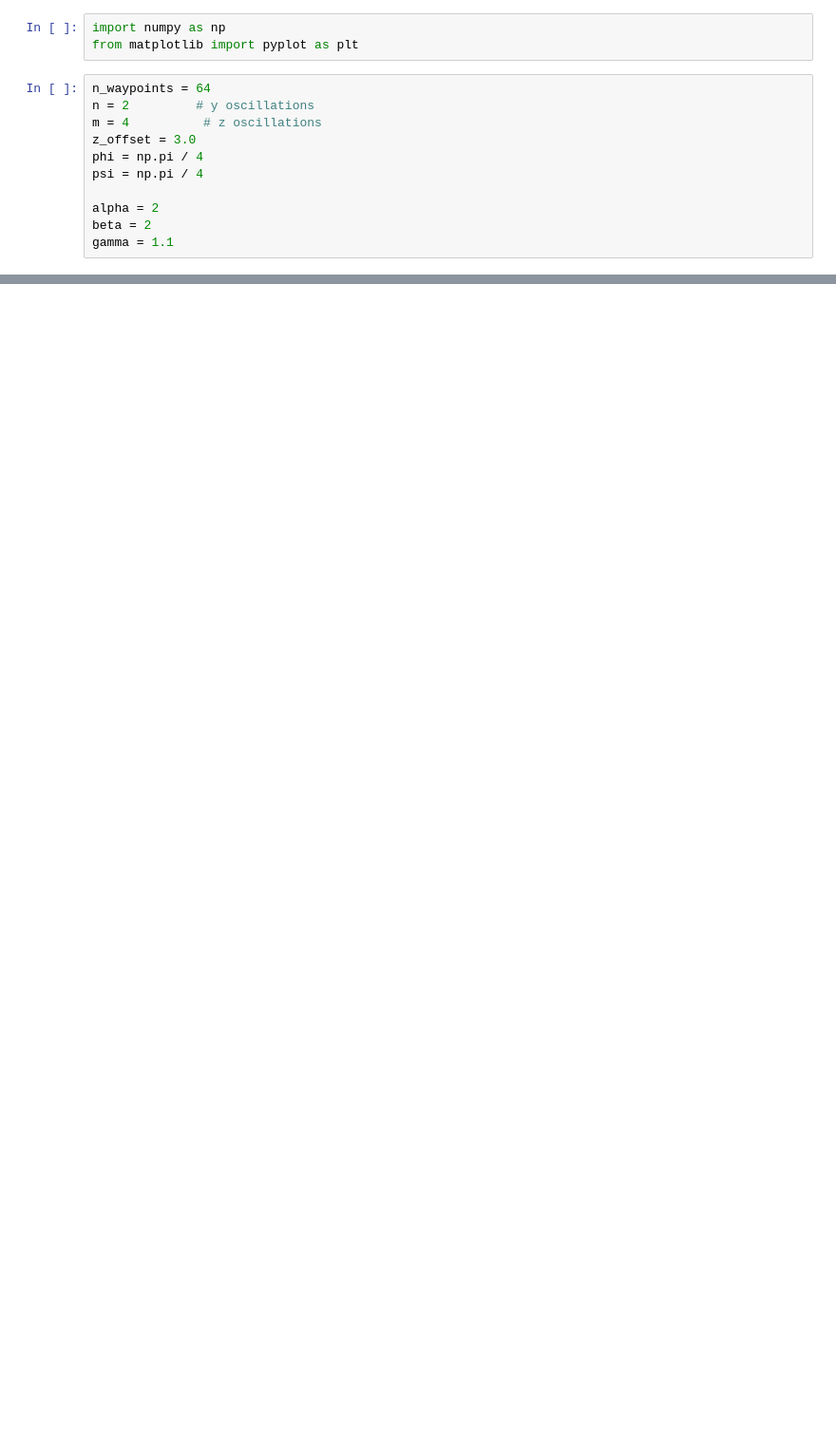
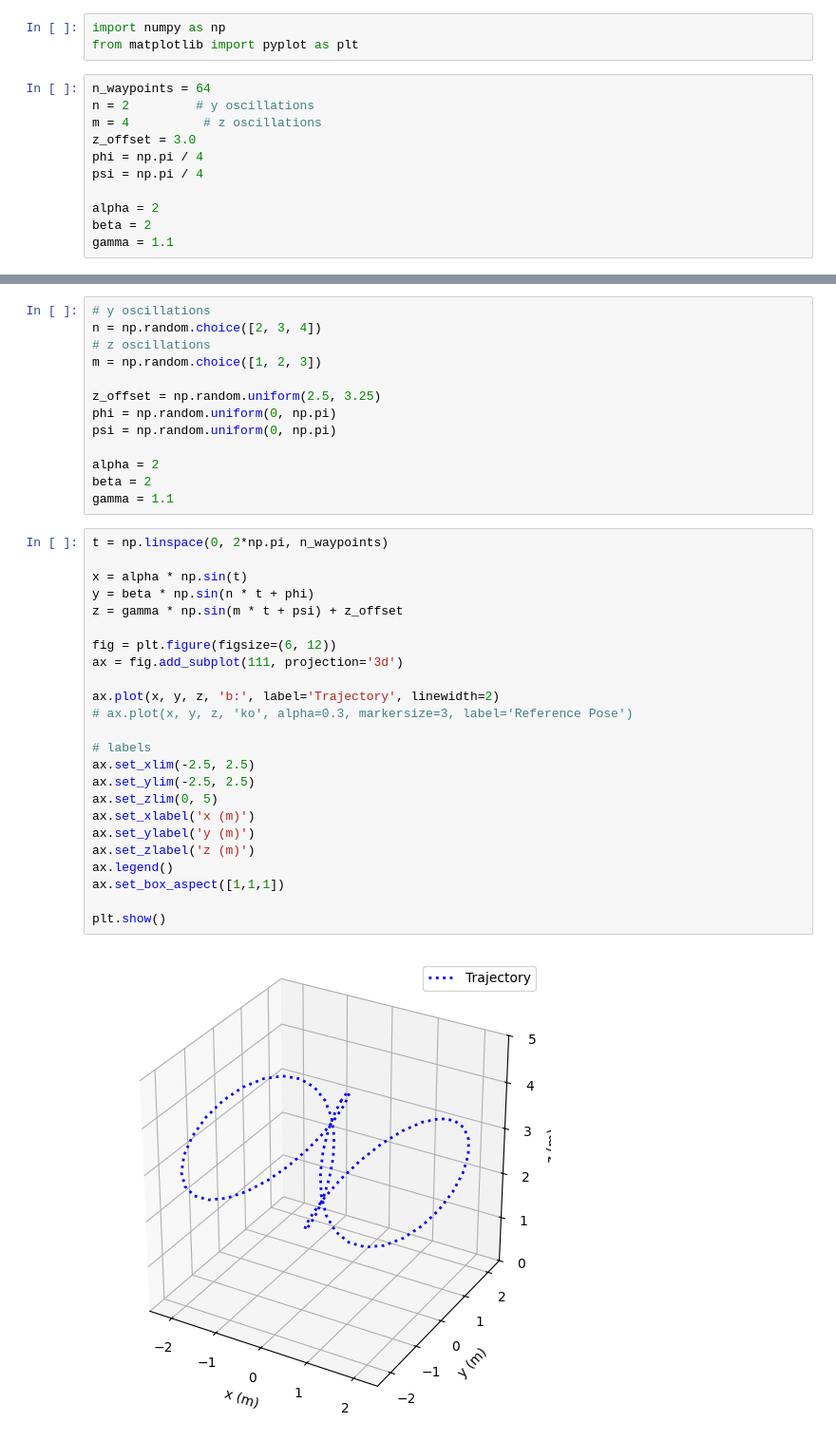
Before and after one commit to mht3/quad_rl, a Jupyter notebook: environments/trajectory_visualization.ipynb, the cells around one changed output, grey strips where cells are left out. Shown at 95% size. Drawn from its saved outputs; the diff is of its cells as text; blank space fills up the shorter version.

```diff
--- a/environments/trajectory_visualization.ipynb
+++ b/environments/trajectory_visualization.ipynb
@@ -41,0 +42,39 @@ plt.show()
+# %%
+# y oscillations
+n = np.random.choice([2, 3, 4])
+# z oscillations
+m = np.random.choice([1, 2, 3])
+
+z_offset = np.random.uniform(2.5, 3.25)
+phi = np.random.uniform(0, np.pi)
+psi = np.random.uniform(0, np.pi)
+
+alpha = 2
+beta = 2
+gamma = 1.1
+# %%
+t = np.linspace(0, 2*np.pi, n_waypoints)
+
+x = alpha * np.sin(t)
+y = beta * np.sin(n * t + phi)
+z = gamma * np.sin(m * t + psi) + z_offset
+
+fig = plt.figure(figsize=(6, 12))
+ax = fig.add_subplot(111, projection='3d')
+
+ax.plot(x, y, z, 'b:', label='Trajectory', linewidth=2)
+# ax.plot(x, y, z, 'ko', alpha=0.3, markersize=3, label='Reference Pose')
+
+# labels
+ax.set_xlim(-2.5, 2.5)
+ax.set_ylim(-2.5, 2.5)
+ax.set_zlim(0, 5)
+ax.set_xlabel('x (m)')
+ax.set_ylabel('y (m)')
+ax.set_zlabel('z (m)')
+ax.legend()
+ax.set_box_aspect([1,1,1])
+
+plt.show()
+# %% [output]
+[figure, added]
```
Also changed, not shown: parts of 1 cell of this notebook, 16 other files.
